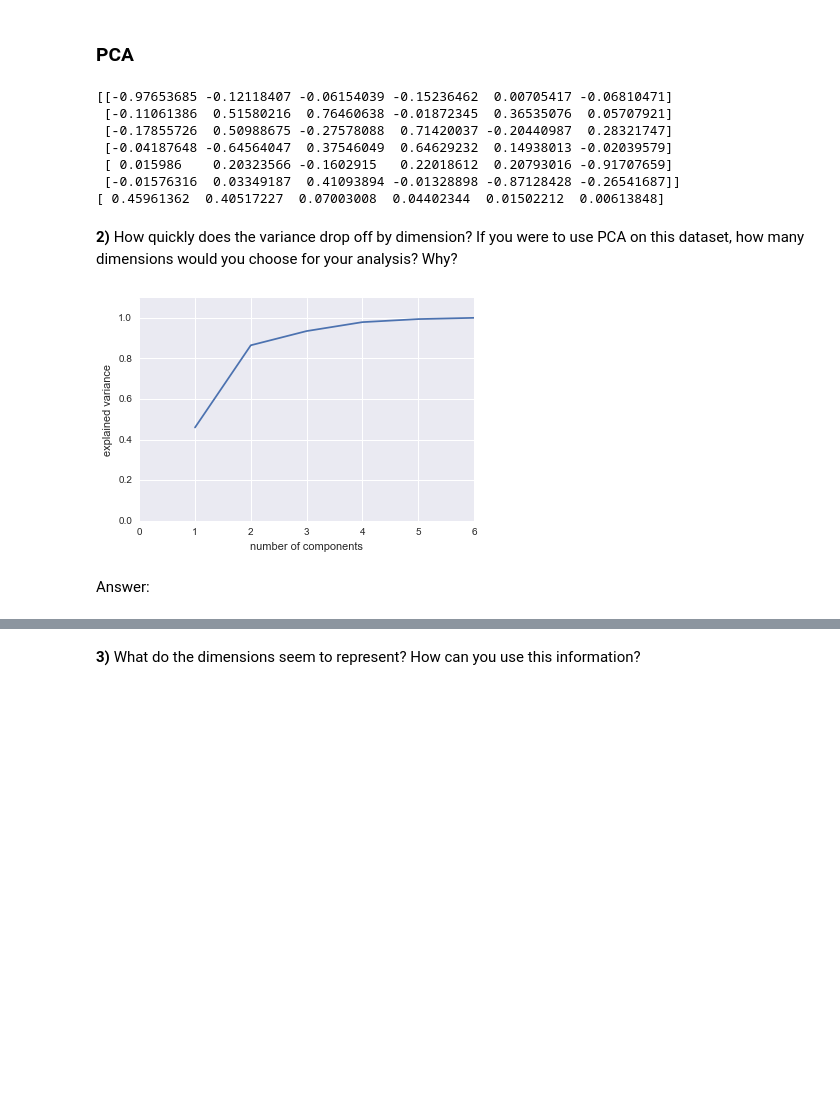
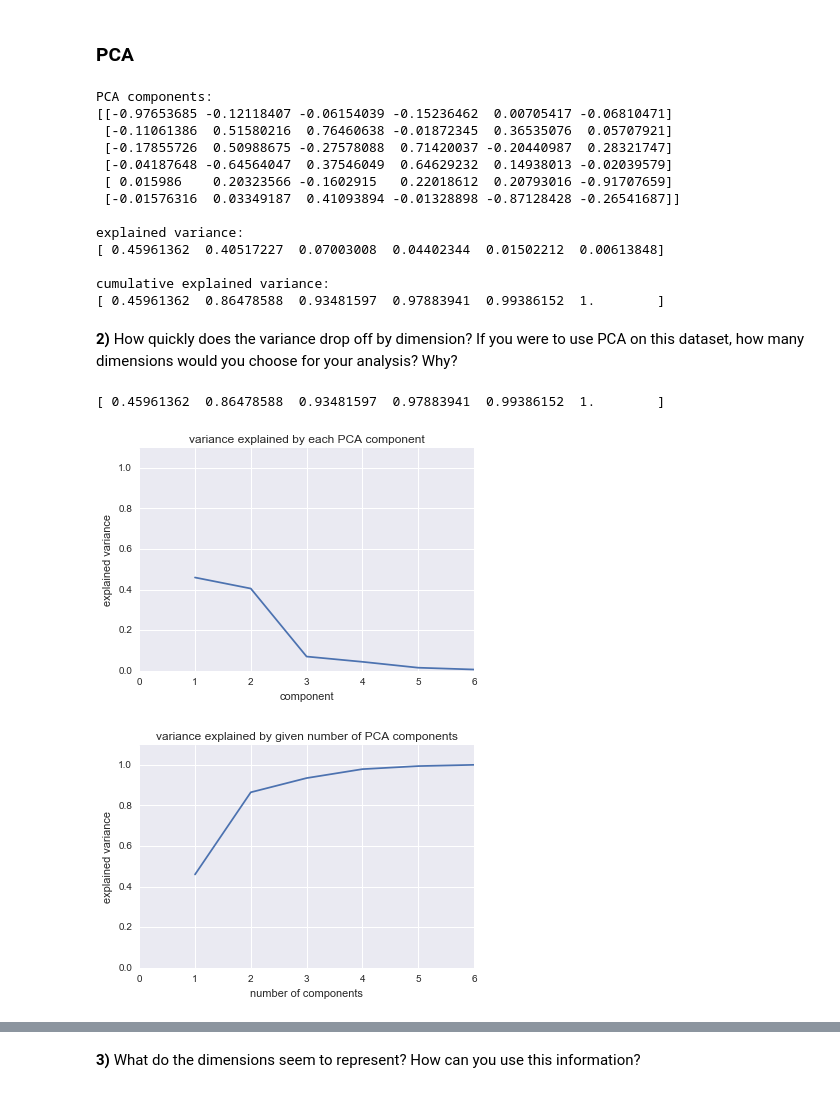
Before and after one commit to sharpround/customer_segments, a Jupyter notebook: customer_segments.ipynb, the cells around one changed output, grey strips where cells are left out. Drawn from its saved outputs; the diff is of its cells as text; code cells hidden in the pictures; blank space fills up the shorter version.

```diff
--- a/customer_segments.ipynb
+++ b/customer_segments.ipynb
@@ -70,25 +70,45 @@ pca = PCA(n_components=n_components)
 pca.fit(data)
 
 # Print the components and the amount of variance in the data contained in each dimension
+print "PCA components:"
 print pca.components_
+print "\nexplained variance:"
 print pca.explained_variance_ratio_
+print "\ncumulative explained variance:"
+print np.cumsum(pca.explained_variance_ratio_)
 # %% [output]
+PCA components:
 [[-0.97653685 -0.12118407 -0.06154039 -0.15236462  0.00705417 -0.06810471]
  [-0.11061386  0.51580216  0.76460638 -0.01872345  0.36535076  0.05707921]
  [-0.17855726  0.50988675 -0.27578088  0.71420037 -0.20440987  0.28321747]
  [-0.04187648 -0.64564047  0.37546049  0.64629232  0.14938013 -0.02039579]
  [ 0.015986    0.20323566 -0.1602915   0.22018612  0.20793016 -0.91707659]
  [-0.01576316  0.03349187  0.41093894 -0.01328898 -0.87128428 -0.26541687]]
+
+explained variance:
 [ 0.45961362  0.40517227  0.07003008  0.04402344  0.01502212  0.00613848]
+
+cumulative explained variance:
+[ 0.45961362  0.86478588  0.93481597  0.97883941  0.99386152  1.        ]
 # %% [markdown]
 **2)** How quickly does the variance drop off by dimension? If you were to use PCA on this dataset, how many dimensions would you choose for your analysis? Why?
 # %%
+plt.figure()
+plt.plot(range(1, n_components+1), pca.explained_variance_ratio_)
+plt.axis([0, n_components, 0, 1.1])
+plt.xlabel("component")
+plt.ylabel("explained variance")
+plt.grid(True)
+plt.title("variance explained by each PCA component")
+
+plt.figure()
 plt.plot(range(1, n_components+1), np.cumsum(pca.explained_variance_ratio_))
 plt.axis([0, n_components, 0, 1.1])
 plt.xlabel("number of components")
 plt.ylabel("explained variance")
 plt.grid(True)
+plt.title("variance explained by given number of PCA components")
 # %% [output]
+[ 0.45961362  0.86478588  0.93481597  0.97883941  0.99386152  1.        ]
-[figure, old version]
+[figure, new version]
+[figure, added]
-# %% [markdown]
-Answer:
```
Also changed, not shown: parts of 5 cells of this notebook.
